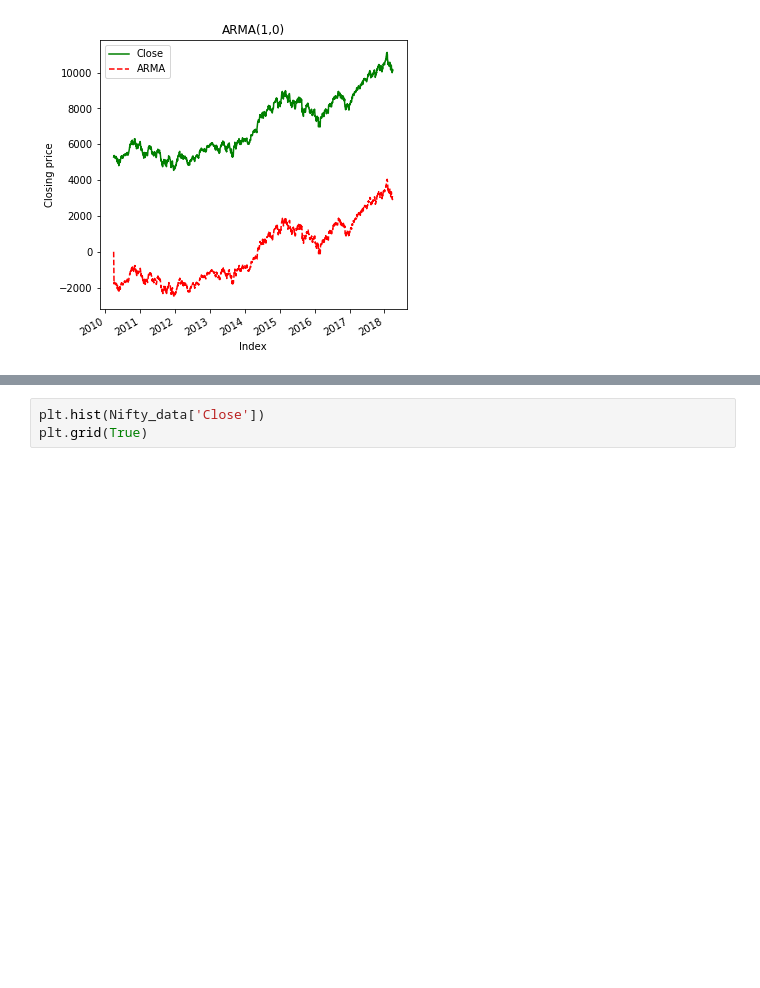
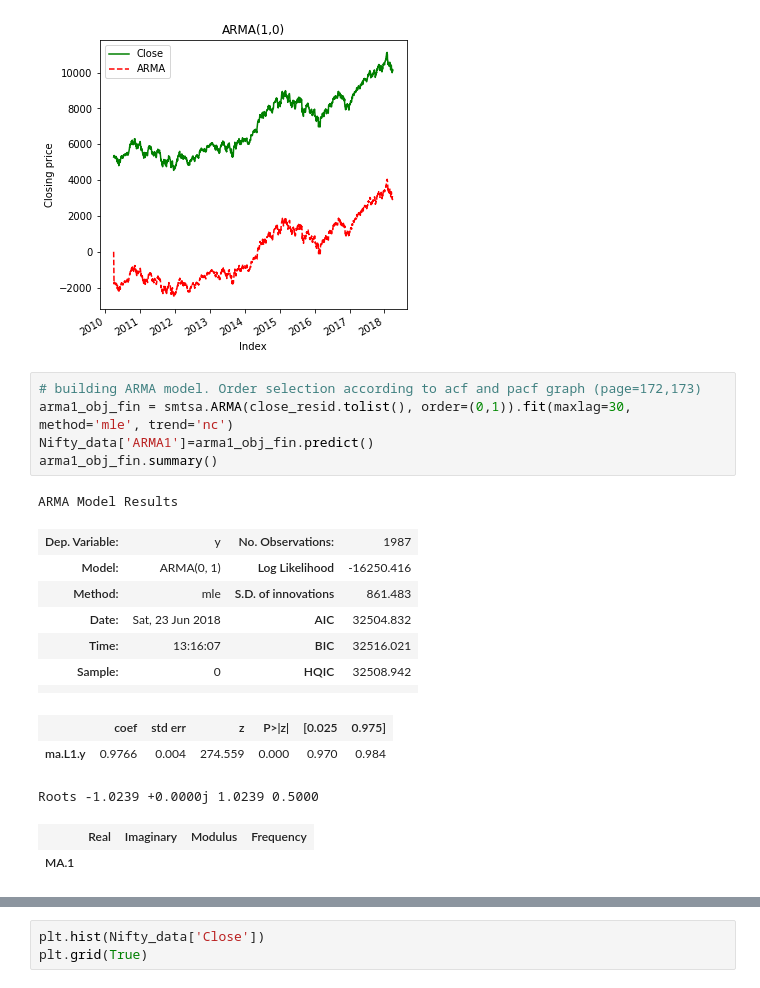
Before and after one commit to Abhijeet-Katiyar/Summer, a Jupyter notebook: Report4.ipynb, the cells around one changed output, grey strips where cells are left out. Drawn from its saved outputs; the diff is of its cells as text; blank space fills up the shorter version.

```diff
--- a/Report4.ipynb
+++ b/Report4.ipynb
@@ -681,3 +679,22 @@ plt.ylabel('Closing price')
 plt.show()
 # %% [output]
 [figure]
+# %%
+# building ARMA model. Order selection according to acf and pacf graph (page=172,173)
+arma1_obj_fin = smtsa.ARMA(close_resid.tolist(), order=(0,1)).fit(maxlag=30, method='mle', trend='nc')
+Nifty_data['ARMA1']=arma1_obj_fin.predict()
+arma1_obj_fin.summary()
+# %% [output]
+ARMA Model Results
+| Dep. Variable: | y | No. Observations: | 1987 |
+| Model: | ARMA(0, 1) | Log Likelihood | -16250.416 |
+| Method: | mle | S.D. of innovations | 861.483 |
+| Date: | Sat, 23 Jun 2018 | AIC | 32504.832 |
+| Time: | 13:16:07 | BIC | 32516.021 |
+| Sample: | 0 | HQIC | 32508.942 |
+|  |  |  |  |
+|  | coef | std err | z | P>|z| | [0.025 | 0.975] |
+| ma.L1.y | 0.9766 | 0.004 | 274.559 | 0.000 | 0.970 | 0.984 |
+Roots -1.0239 +0.0000j 1.0239 0.5000
+|  | Real | Imaginary | Modulus | Frequency |
+| MA.1 |
```
Also changed, not shown: parts of 12 cells of this notebook, 1 other file.
